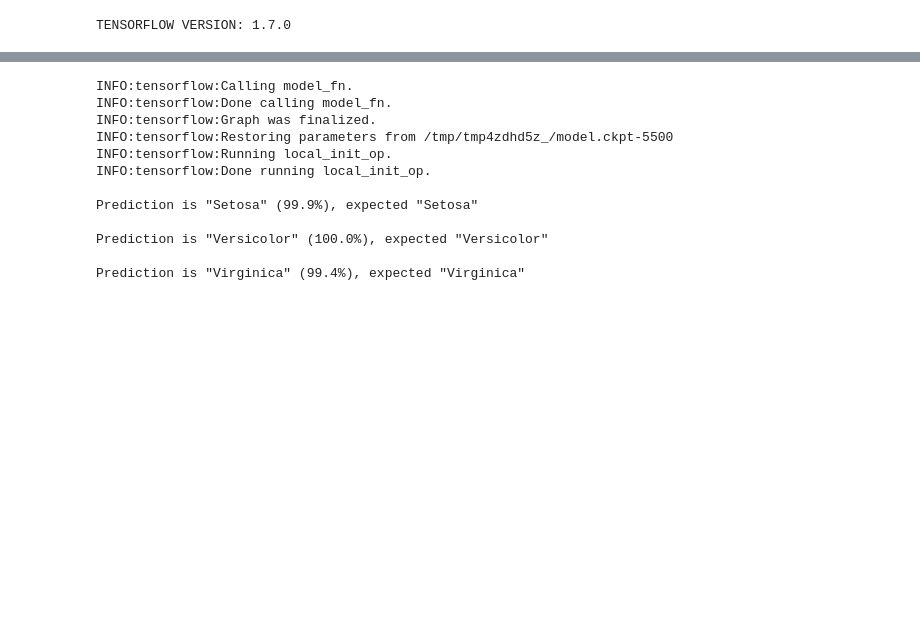
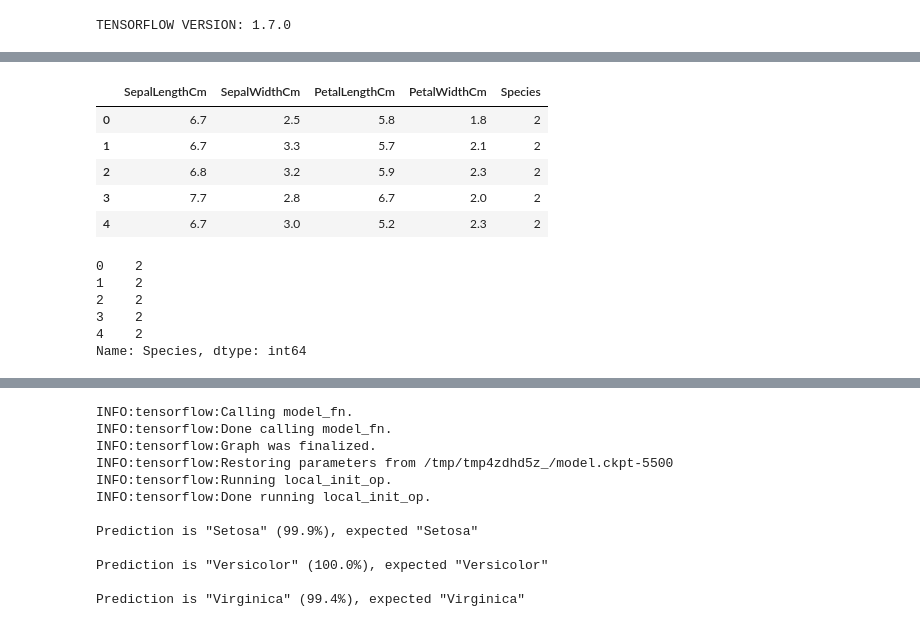
Before and after one commit to contractorwolf/tensorflow-irisdataset, a Jupyter notebook: Iris_Colab.ipynb, the cells around one changed output, grey strips where cells are left out. Cells and saved outputs as stored; diff of their text form; code cells hidden in the pictures; blank space fills up the shorter version.

```diff
--- a/Iris_Colab.ipynb
+++ b/Iris_Colab.ipynb
@@ -30,0 +84,27 @@ TRAIN_STEPS = 500
+# %%
+# label encode the string label: Species
+# it should be a numeric value, instead of a string value
+# to do: use one-hot encoder instead of label encoder
+le = LabelEncoder()
+df.Species = le.fit_transform(df.Species)
+
+# show the cleaned dataset
+df.head()
+# %% [output]
+|  | SepalLengthCm | SepalWidthCm | PetalLengthCm | PetalWidthCm | Species |
+| 0 | 6.7 | 2.5 | 5.8 | 1.8 | 2 |
+| 1 | 6.7 | 3.3 | 5.7 | 2.1 | 2 |
+| 2 | 6.8 | 3.2 | 5.9 | 2.3 | 2 |
+| 3 | 7.7 | 2.8 | 6.7 | 2.0 | 2 |
+| 4 | 6.7 | 3.0 | 5.2 | 2.3 | 2 |
+# %%
+# set just the label column to y for the train_test_split()
+data_label = df.Species
+data_label.head()
+# %% [output]
+0    2
+1    2
+2    2
+3    2
+4    2
+Name: Species, dtype: int64
```
Also changed, not shown: parts of 21 cells of this notebook.
